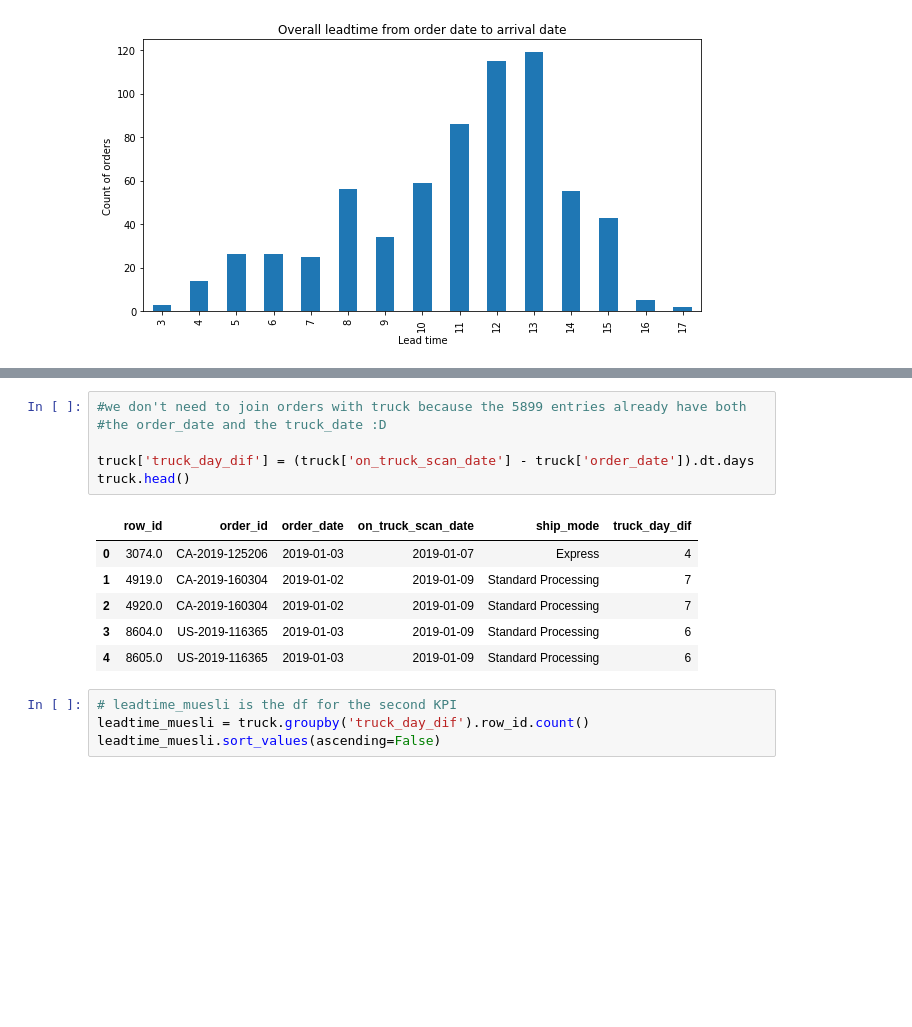
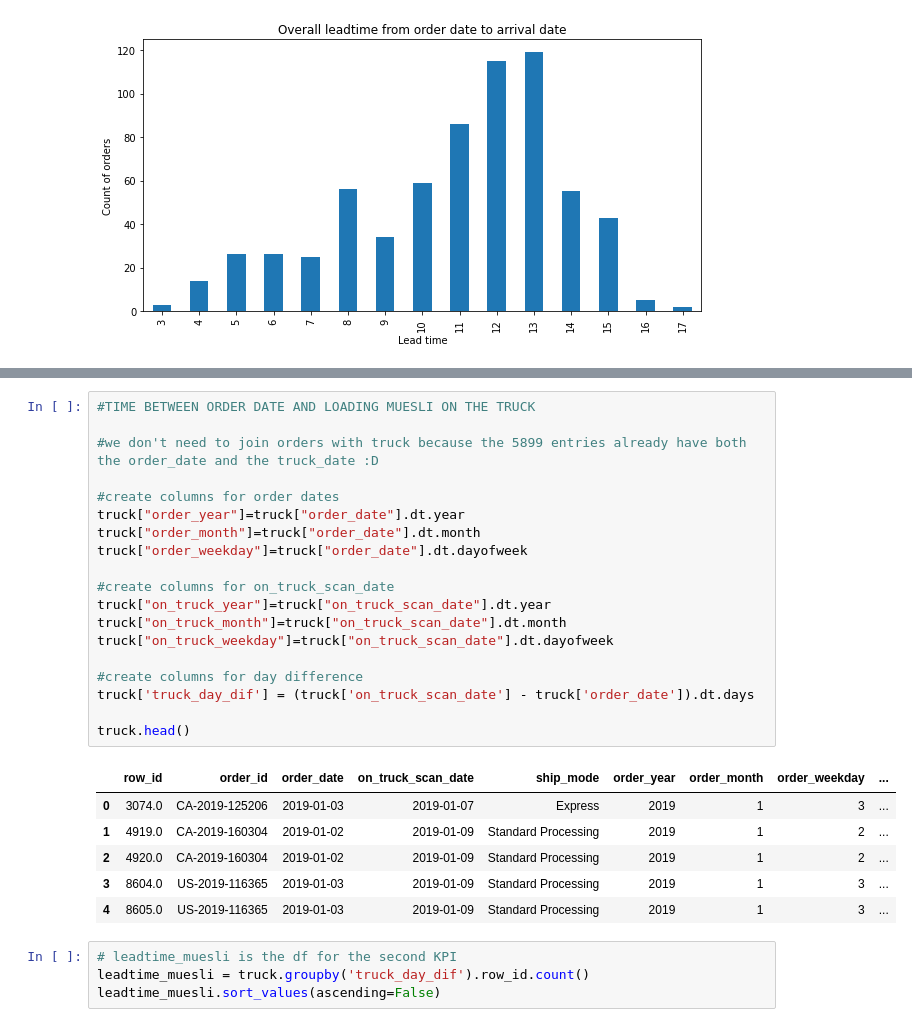
Before and after one commit to linapg/analysis_order_process_muesli_company, a Jupyter notebook: muesli_project.ipynb, the cells around one changed output, grey strips where cells are left out. Saved outputs shown, nothing was run; the diff lists cells and outputs as text; blank space fills up the shorter version.

```diff
--- a/muesli_project.ipynb
+++ b/muesli_project.ipynb
@@ -199,16 +247,29 @@ print(duplicates_ready_pickup[0])
 # %%
-#we don't need to join orders with truck because the 5899 entries already have both
-#the order_date and the truck_date :D
+#TIME BETWEEN ORDER DATE AND LOADING MUESLI ON THE TRUCK
 
+#we don't need to join orders with truck because the 5899 entries already have both the order_date and the truck_date :D
+
+#create columns for order dates
+truck["order_year"]=truck["order_date"].dt.year
+truck["order_month"]=truck["order_date"].dt.month
+truck["order_weekday"]=truck["order_date"].dt.dayofweek
+
+#create columns for on_truck_scan_date
+truck["on_truck_year"]=truck["on_truck_scan_date"].dt.year
+truck["on_truck_month"]=truck["on_truck_scan_date"].dt.month
+truck["on_truck_weekday"]=truck["on_truck_scan_date"].dt.dayofweek
+
+#create columns for day difference
 truck['truck_day_dif'] = (truck['on_truck_scan_date'] - truck['order_date']).dt.days
+
 truck.head()
 # %% [output]
-|  | row_id | order_id | order_date | on_truck_scan_date | ship_mode | truck_day_dif |
-| 0 | 3074.0 | CA-2019-125206 | 2019-01-03 | 2019-01-07 | Express | 4 |
-| 1 | 4919.0 | CA-2019-160304 | 2019-01-02 | 2019-01-09 | Standard Processing | 7 |
-| 2 | 4920.0 | CA-2019-160304 | 2019-01-02 | 2019-01-09 | Standard Processing | 7 |
-| 3 | 8604.0 | US-2019-116365 | 2019-01-03 | 2019-01-09 | Standard Processing | 6 |
-| 4 | 8605.0 | US-2019-116365 | 2019-01-03 | 2019-01-09 | Standard Processing | 6 |
+|  | row_id | order_id | order_date | on_truck_scan_date | ship_mode | order_year | order_month | order_weekday | ... |
+| 0 | 3074.0 | CA-2019-125206 | 2019-01-03 | 2019-01-07 | Express | 2019 | 1 | 3 | ... |
+| 1 | 4919.0 | CA-2019-160304 | 2019-01-02 | 2019-01-09 | Standard Processing | 2019 | 1 | 2 | ... |
+| 2 | 4920.0 | CA-2019-160304 | 2019-01-02 | 2019-01-09 | Standard Processing | 2019 | 1 | 2 | ... |
+| 3 | 8604.0 | US-2019-116365 | 2019-01-03 | 2019-01-09 | Standard Processing | 2019 | 1 | 3 | ... |
+| 4 | 8605.0 | US-2019-116365 | 2019-01-03 | 2019-01-09 | Standard Processing | 2019 | 1 | 3 | ... |
 # %%
 # leadtime_muesli is the df for the second KPI
 leadtime_muesli = truck.groupby('truck_day_dif').row_id.count()
```
Also changed, not shown: parts of 11 cells of this notebook.
